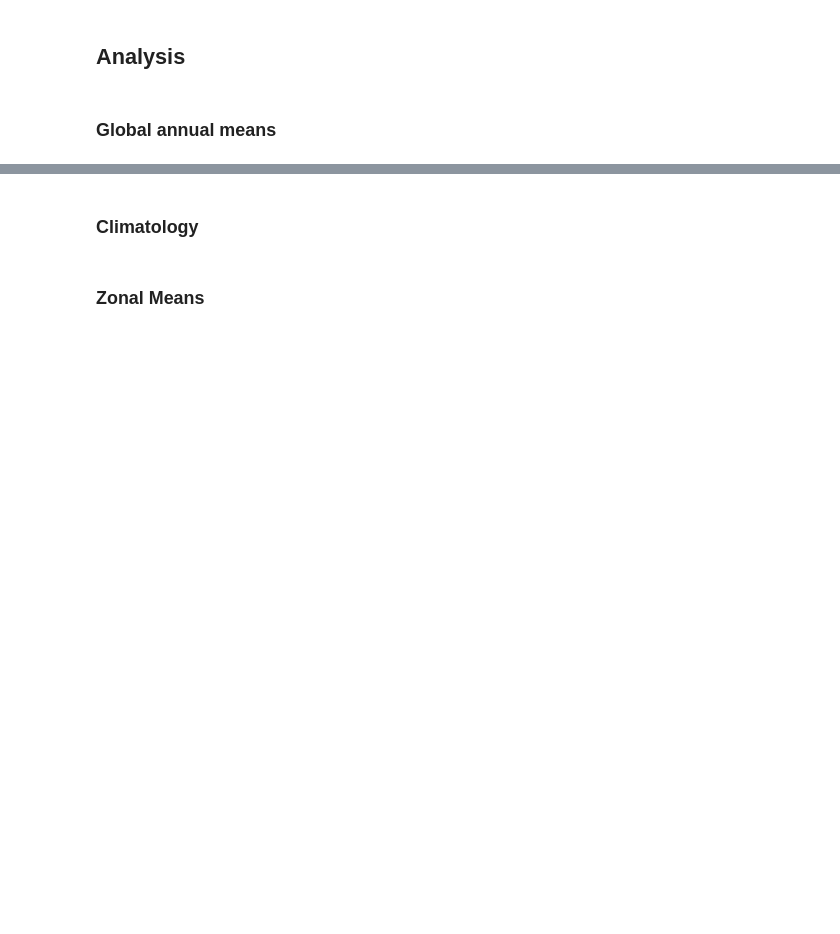
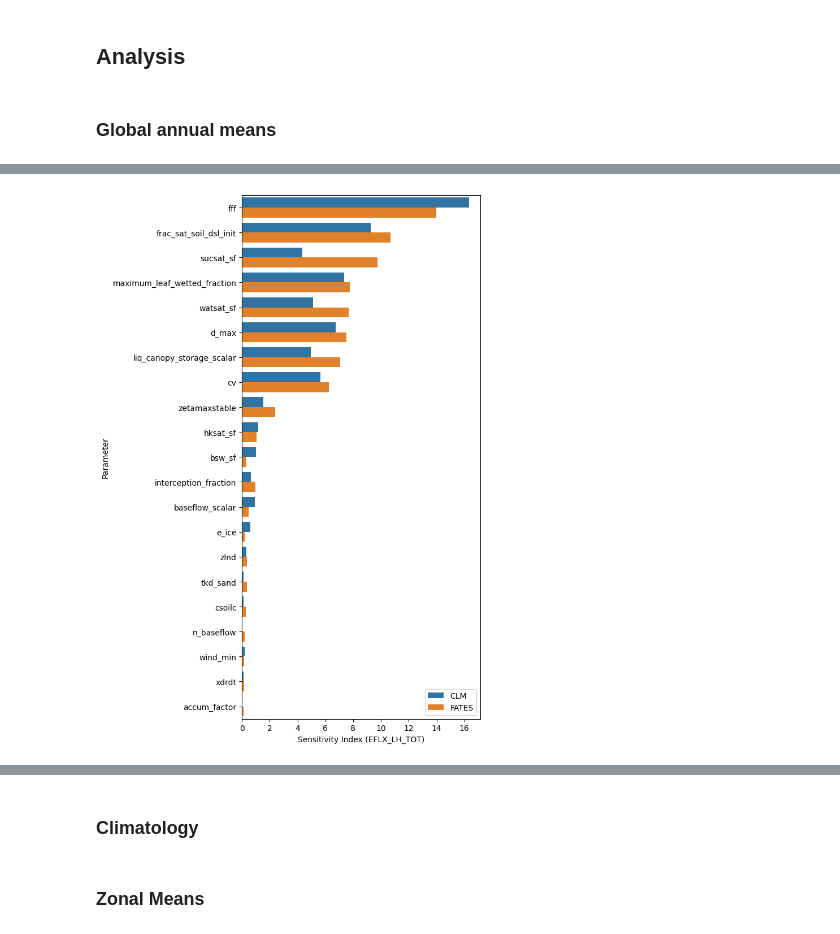
Before and after one commit to adrifoster/fates_calibration_library, a Jupyter notebook: notebooks/OAATParameters.ipynb, the cells around one changed output, grey strips where cells are left out. Saved outputs shown, nothing was run; the diff lists cells and outputs as text; code cells hidden in the pictures; blank space fills up the shorter version.

```diff
--- a/notebooks/OAATParameters.ipynb
+++ b/notebooks/OAATParameters.ipynb
@@ -303,11 +228,14 @@ fates_clm_reldiff = pd.concat([clm_sub, fatesclm_reldiffs])
 # %%
-variable = 'GPP'
+variable = 'EFLX_LH_TOT'
 df = fates_clm_reldiff
 df = df.sort_values(by=variable, ascending=False)
 
+df = df[df[variable] > 0.1]
 plt.figure(figsize=(7, 10))
 sns.barplot(data=df, x=variable, y='parameter', hue='model')
 plt.xlabel(f'Sensitivity Index ({variable})')
 plt.ylabel('Parameter')
 plt.legend(loc='lower right')
 plt.tight_layout()
+# %% [output]
+[figure, added]
```
Also changed, not shown: parts of 17 cells of this notebook, 4 other files.
